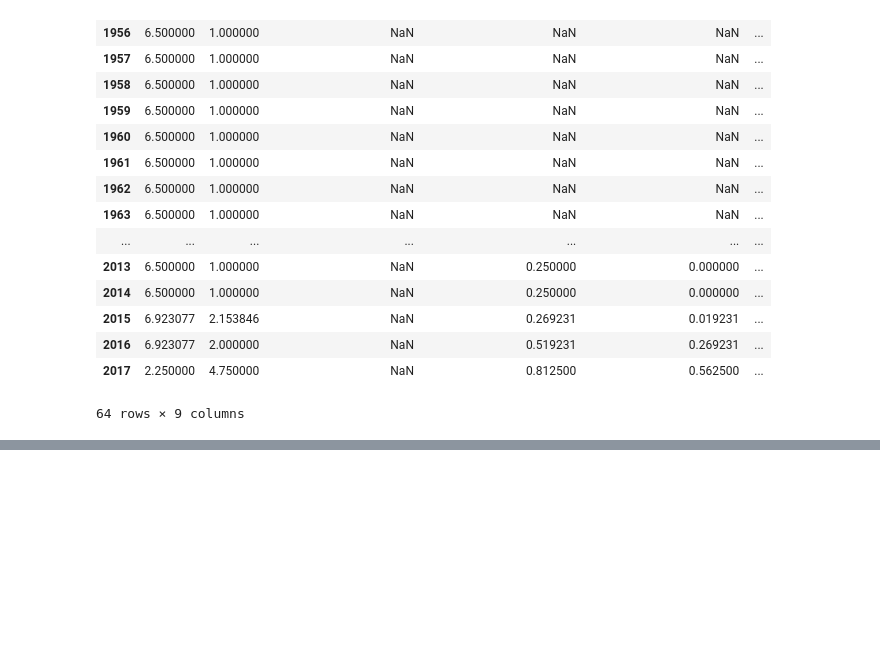
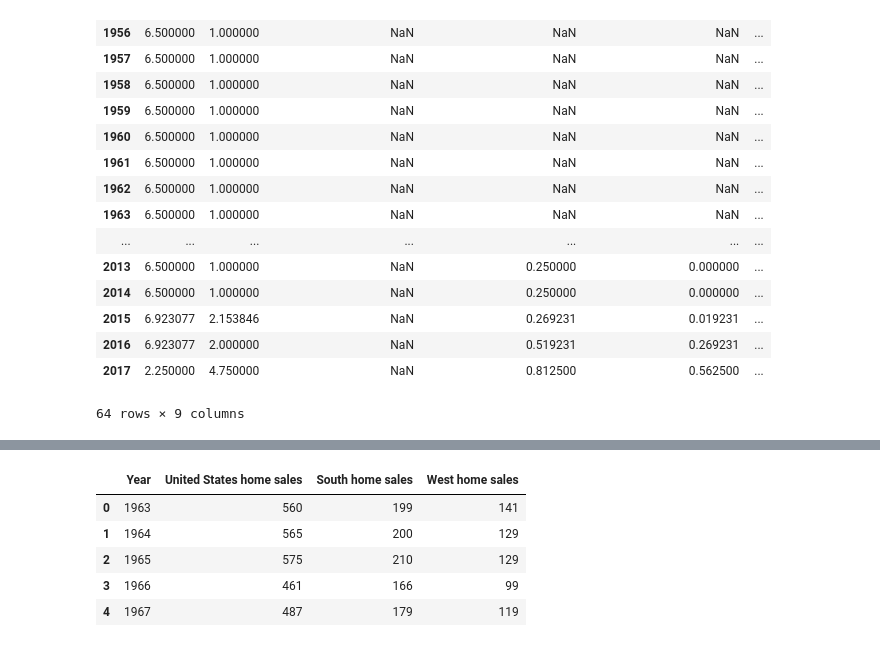
Before and after one commit to CarlosCocuy/ProjectRepo, a Jupyter notebook: data_cleaning_fed_funds.ipynb, the cells around one changed output, grey strips where cells are left out. Cells and saved outputs as stored; diff of their text form; code cells hidden in the pictures; blank space fills up the shorter version.

```diff
--- a/data_cleaning_fed_funds.ipynb
+++ b/data_cleaning_fed_funds.ipynb
@@ -33,0 +52,17 @@ fed_df.groupby(fed_df["Year"]).mean()
+# %%
+#import census data and calculate Housing sold for years 1963-2017.
+csv_path2="Resources\CensusData.csv"
+csv2 = pd.read_csv(csv_path2)
+housing_df=pd.DataFrame(csv2)
+housing_df=housing_df.rename(index=str, columns={"United States": "United States home sales",
+                                                 "South": "South home sales",
+                                                 "West": "West home sales"})
+#del housing_df["United States"]
+housing_df.head()
+# %% [output]
+|  | Year | United States home sales | South home sales | West home sales |
+| 0 | 1963 | 560 | 199 | 141 |
+| 1 | 1964 | 565 | 200 | 129 |
+| 2 | 1965 | 575 | 210 | 129 |
+| 3 | 1966 | 461 | 166 | 99 |
+| 4 | 1967 | 487 | 179 | 119 |
```
Also changed, not shown: parts of 6 cells of this notebook, 2 other files.
